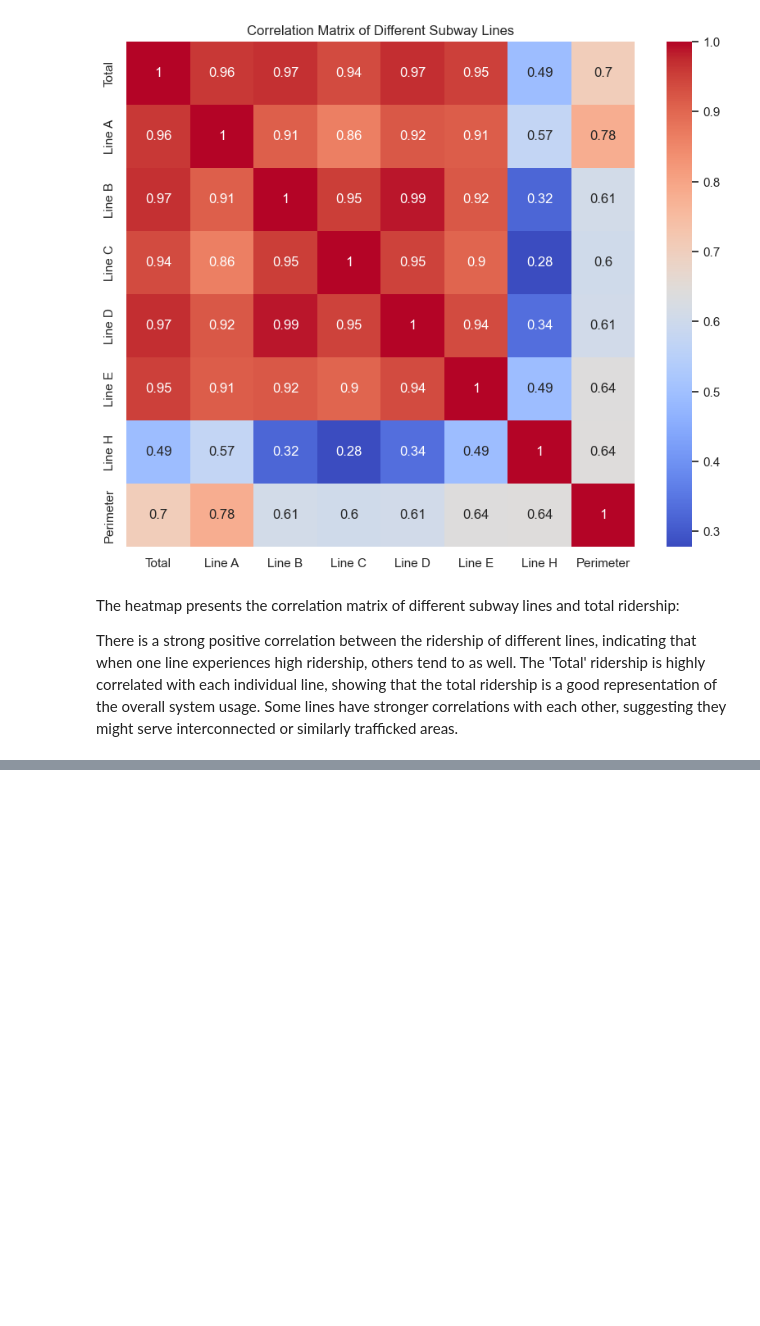
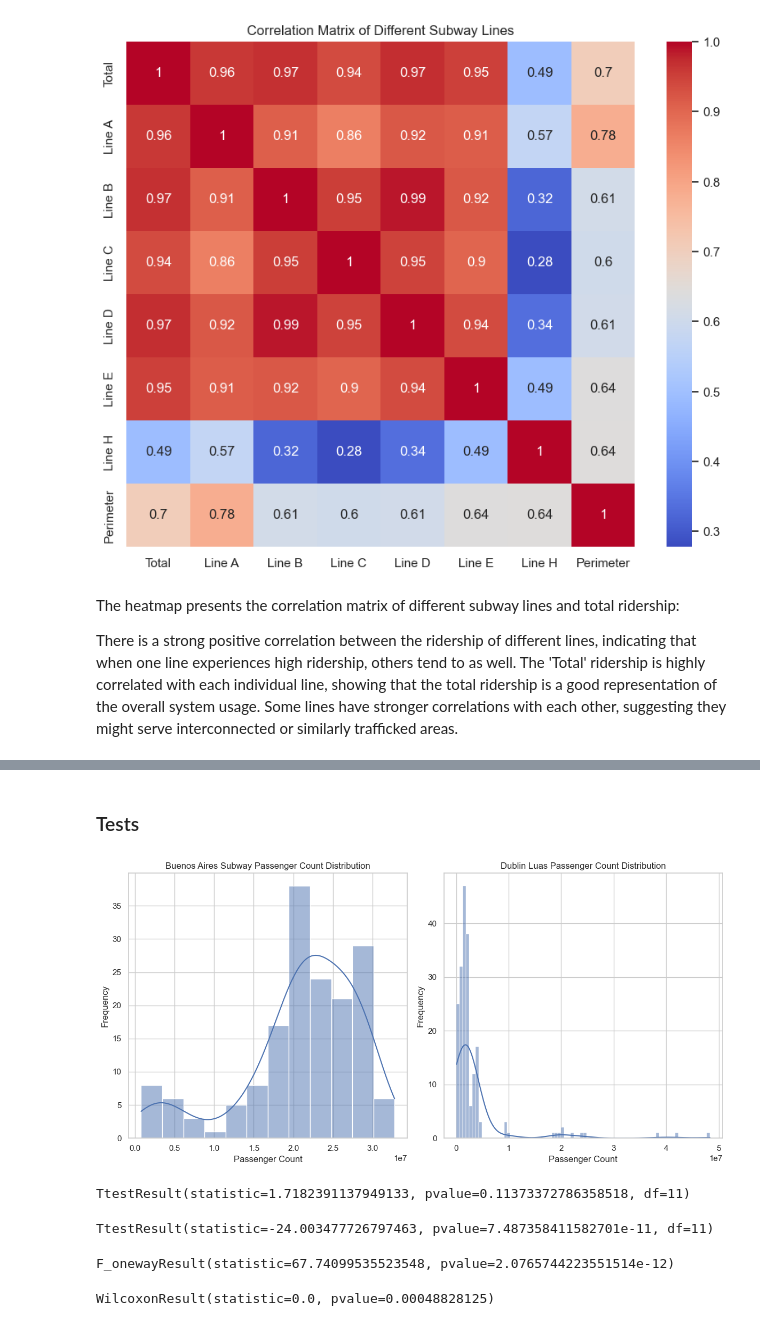
Before and after one commit to CCT2017156/MSC_DA__CA2, a Jupyter notebook: CA2/JupyterNotebook/MSC_DA_CA2.ipynb, the cells around one changed output, grey strips where cells are left out. Drawn from its saved outputs; the diff is of its cells as text; code cells hidden in the pictures; blank space fills up the shorter version.

Commit message:
Test
t-test, pair t-test, analysis of variance, Wilcoxon test, chi-squared test.

```diff
--- a/CA2/JupyterNotebook/MSC_DA_CA2.ipynb
+++ b/CA2/JupyterNotebook/MSC_DA_CA2.ipynb
@@ -609,0 +610,59 @@ plt.show()
+# %% [markdown]
+### Tests
+# %%
+# Plotting histograms
+plt.figure(figsize=(12, 6))
+
+plt.subplot(1, 2, 1)
+sns.histplot(df_SubteBA2['Total'], kde=True)
+plt.title('Buenos Aires Subway Passenger Count Distribution')
+plt.xlabel('Passenger Count')
+plt.ylabel('Frequency')
+
+plt.subplot(1, 2, 2)
+sns.histplot(df_DublinLuas['VALUE'], kde=True)
+plt.title('Dublin Luas Passenger Count Distribution')
+plt.xlabel('Passenger Count')
+plt.ylabel('Frequency')
+
+plt.tight_layout()
+plt.show()
+# %% [output]
+[figure, added]
+# %%
+
+# One-sample t-test
+# Hypothesis: The mean ridership in 2010 for Line A is different from 4 million.
+line_a_2010 = df_SubteBA2[(df_SubteBA2['Year'] == 2010)]['Line A']
+t_test_1_sample = stats.ttest_1samp(line_a_2010, 4000000)
+
+t_test_1_sample
+# %% [output]
+TtestResult(statistic=1.7182391137949133, pvalue=0.11373372786358518, df=11)
+# %%
+# Paired t-test
+# Hypothesis: There is a significant difference in ridership between Line A and Line B in 2010.
+line_b_2010 = df_SubteBA2[(df_SubteBA2['Year'] == 2010)]['Line B']
+t_test_paired = stats.ttest_rel(line_a_2010, line_b_2010)
+
+t_test_paired
+# %% [output]
+TtestResult(statistic=-24.003477726797463, pvalue=7.487358411582701e-11, df=11)
+# %%
+# Analysis of Variance (ANOVA)
+# Hypothesis: The mean ridership among Line A, Line B, and Line C are equal.
+line_c_2010 = df_SubteBA2[(df_SubteBA2['Year'] == 2010)]['Line C']
+anova_test = stats.f_oneway(line_a_2010, line_b_2010, line_c_2010)
+
+anova_test
+# %% [output]
+F_onewayResult(statistic=67.74099535523548, pvalue=2.0765744223551514e-12)
+# %%
+# Wilcoxon test
+# Hypothesis: There is a significant difference in ridership between Line A and Line B in 2010.
+# Note: Wilcoxon test is used for non-parametric data. Here it's assumed that the normality assumption is violated.
+wilcoxon_test = stats.wilcoxon(line_a_2010, line_b_2010)
+
+wilcoxon_test
+# %% [output]
+WilcoxonResult(statistic=0.0, pvalue=0.00048828125)
```
Also changed, not shown: parts of 21 cells of this notebook.
